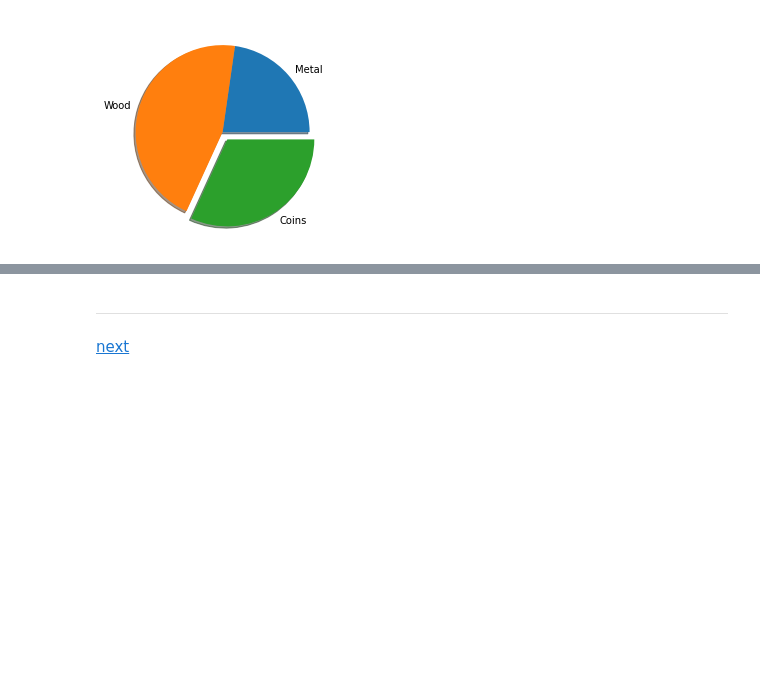
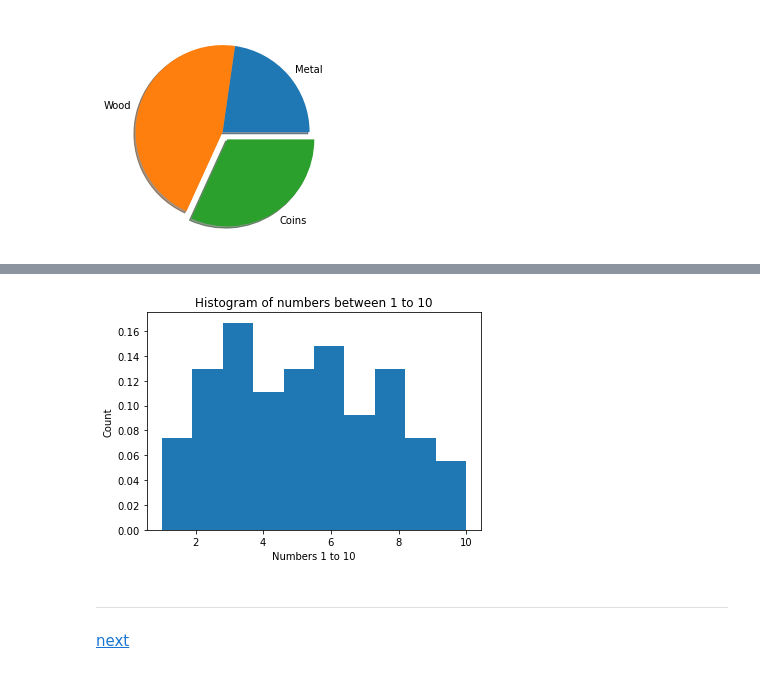
Before and after one commit to GouthamShiv/python-datascience, a Jupyter notebook: code/02-data-visualization-with-python-and-matplotlib/05-different-kinds-of-graphs.ipynb, the cells around one changed output, grey strips where cells are left out. Saved outputs shown, nothing was run; the diff lists cells and outputs as text; code cells hidden in the pictures; blank space fills up the shorter version.

```diff
--- a/code/02-data-visualization-with-python-and-matplotlib/05-different-kinds-of-graphs.ipynb
+++ b/code/02-data-visualization-with-python-and-matplotlib/05-different-kinds-of-graphs.ipynb
@@ -78,3 +130,16 @@ plt.show()
+# %%
+# Visual customization with histograms
+# density
+
+histogram_data = [1, 2, 3, 4, 5, 6, 7, 8, 9, 10, 1, 2, 4, 7, 8, 3, 5, 7, 2, 5, 3, 9, 6, 3, 10, 8, 8,
+                  3, 3, 6, 4, 7, 2, 9, 5, 1, 3, 6, 8, 8, 4, 5, 6, 3, 1, 9, 2, 4, 3, 2, 2, 5, 7, 6, 4, 6, 8, 6, 5, 10]
+plt.hist(histogram_data, density=True)
+plt.title('Histogram of numbers between 1 to 10')
+plt.xlabel('Numbers 1 to 10')
+plt.ylabel('Count')
+plt.show()
+# %% [output]
+[figure, added]
 # %% [markdown]
 
 ---
```
Also changed, not shown: parts of 5 cells of this notebook, 3 other files.
